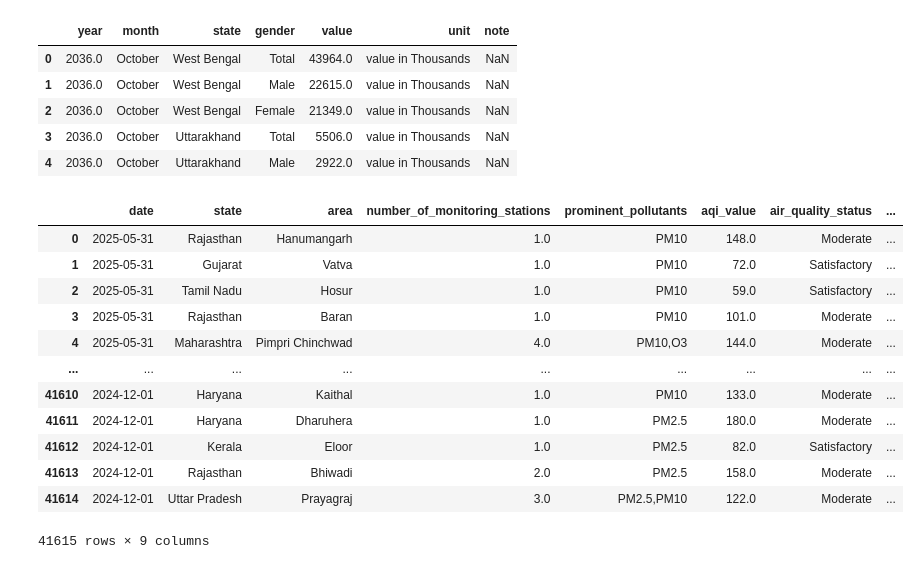
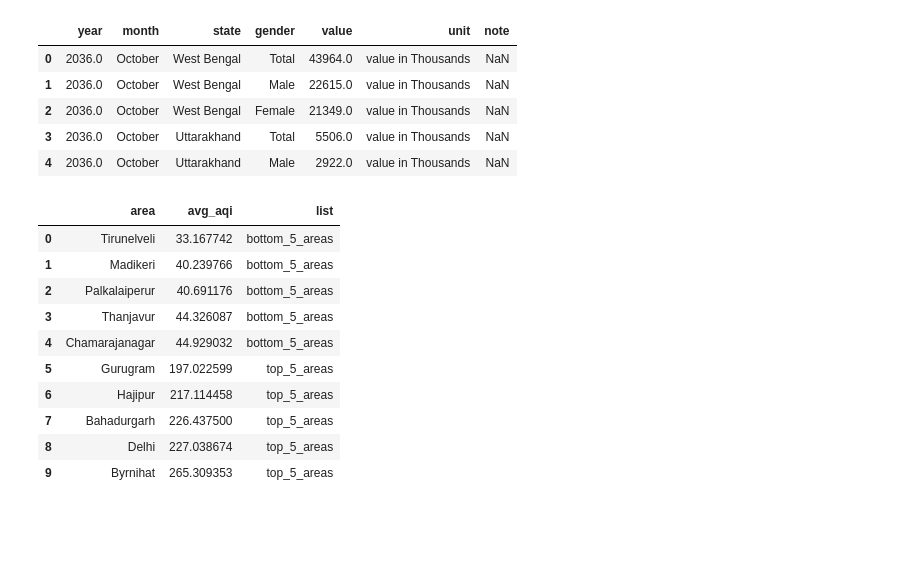
Before and after one commit to Joyan9/Product-Market-Fit-Analysis---Case-Study, a Jupyter notebook: SQL_Questions/notebook.ipynb, the cells around one changed output. Cells and saved outputs as stored; diff of their text form; code cells hidden in the pictures; blank space fills up the shorter version.

```diff
--- a/SQL_Questions/notebook.ipynb
+++ b/SQL_Questions/notebook.ipynb
@@ -83,25 +83,54 @@ conn.execute("SELECT * FROM population_data LIMIT 5").fetchdf()
 # %%
 """
 Q1. List the top 5 and bottom 5 areas with highest average AQI.
 (Consider areas which contains data from last 6 months: December 2024 to May 2025)
 """
 
 conn.execute("""
-            SELECT * FROM air_quality
+             WITH avg_aqi AS (
+            SELECT
+             area,
+             AVG(aqi_value) AS avg_aqi
+            FROM air_quality
             WHERE date >= '2024-12-01' AND date <= '2025-05-31'
+            GROUP BY area
+             ),
+
+
+             aqi_rankings AS (
+             SELECT
+             *,
+             DENSE_RANK() OVER(ORDER BY avg_aqi DESC) AS highest_aqi_rank,
+             DENSE_RANK() OVER(ORDER BY avg_aqi ASC) AS lowest_aqi_rank
+             FROM avg_aqi
+             )
+
+             SELECT
+             area,
+             avg_aqi,
+             'bottom_5_areas' AS list
+             FROM aqi_rankings
+             WHERE lowest_aqi_rank <=5
+
+             UNION ALL
+
+             SELECT
+             area,
+             avg_aqi,
+             'top_5_areas' AS list
+             FROM aqi_rankings
+             WHERE highest_aqi_rank <=5
 
     """).fetchdf()
 # %% [output]
-|  | date | state | area | number_of_monitoring_stations | prominent_pollutants | aqi_value | air_quality_status | ... |
-| 0 | 2025-05-31 | Rajasthan | Hanumangarh | 1.0 | PM10 | 148.0 | Moderate | ... |
-| 1 | 2025-05-31 | Gujarat | Vatva | 1.0 | PM10 | 72.0 | Satisfactory | ... |
-| 2 | 2025-05-31 | Tamil Nadu | Hosur | 1.0 | PM10 | 59.0 | Satisfactory | ... |
-| 3 | 2025-05-31 | Rajasthan | Baran | 1.0 | PM10 | 101.0 | Moderate | ... |
-| 4 | 2025-05-31 | Maharashtra | Pimpri Chinchwad | 4.0 | PM10,O3 | 144.0 | Moderate | ... |
-| ... | ... | ... | ... | ... | ... | ... | ... | ... |
-| 41610 | 2024-12-01 | Haryana | Kaithal | 1.0 | PM10 | 133.0 | Moderate | ... |
-| 41611 | 2024-12-01 | Haryana | Dharuhera | 1.0 | PM2.5 | 180.0 | Moderate | ... |
-| 41612 | 2024-12-01 | Kerala | Eloor | 1.0 | PM2.5 | 82.0 | Satisfactory | ... |
-| 41613 | 2024-12-01 | Rajasthan | Bhiwadi | 2.0 | PM2.5 | 158.0 | Moderate | ... |
-| 41614 | 2024-12-01 | Uttar Pradesh | Prayagraj | 3.0 | PM2.5,PM10 | 122.0 | Moderate | ... |
+|  | area | avg_aqi | list |
+| 0 | Tirunelveli | 33.167742 | bottom_5_areas |
+| 1 | Madikeri | 40.239766 | bottom_5_areas |
+| 2 | Palkalaiperur | 40.691176 | bottom_5_areas |
+| 3 | Thanjavur | 44.326087 | bottom_5_areas |
+| 4 | Chamarajanagar | 44.929032 | bottom_5_areas |
+| 5 | Gurugram | 197.022599 | top_5_areas |
+| 6 | Hajipur | 217.114458 | top_5_areas |
+| 7 | Bahadurgarh | 226.437500 | top_5_areas |
+| 8 | Delhi | 227.038674 | top_5_areas |
+| 9 | Byrnihat | 265.309353 | top_5_areas |
-41615 rows × 9 columns
```
Also changed, not shown: parts of 6 cells of this notebook.
